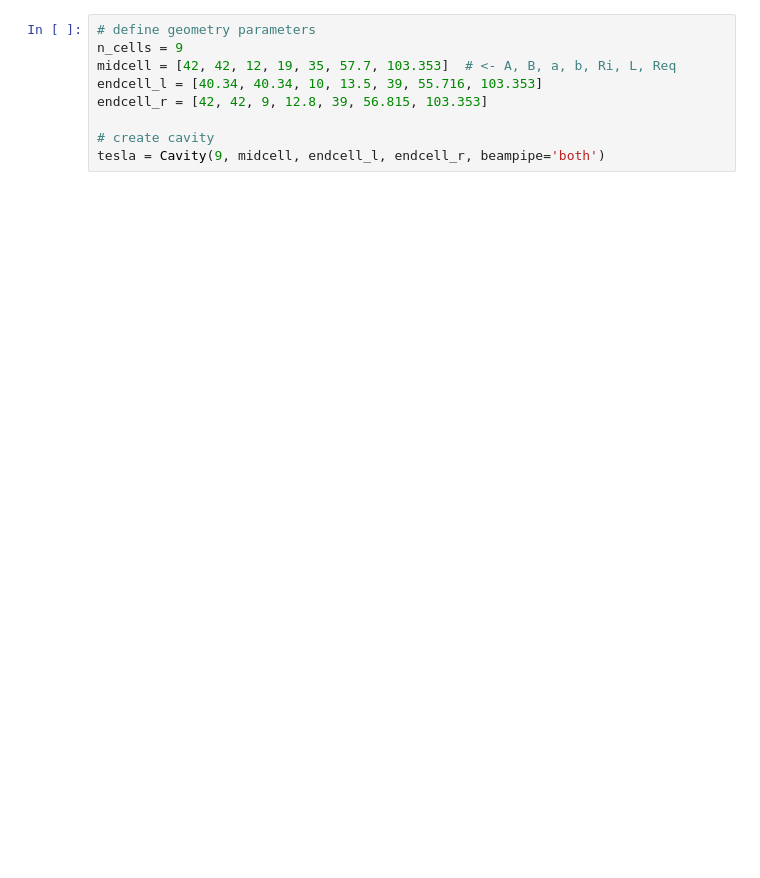
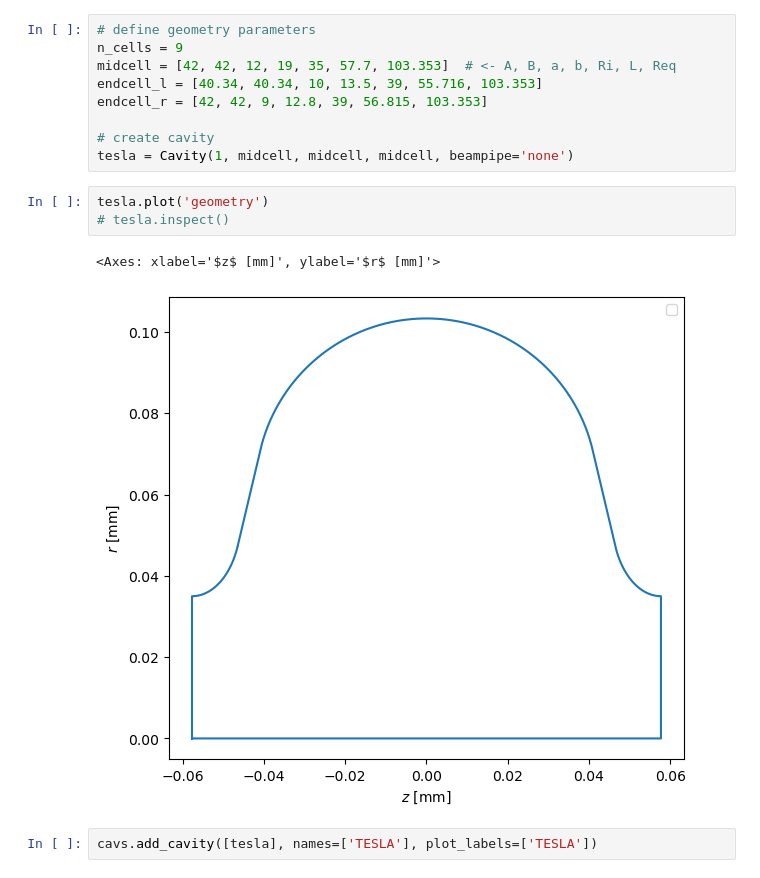
Before and after one commit to Dark-Elektron/cavsim2d, a Jupyter notebook: notebooks/Untitled1.ipynb, the cells around one changed output. Cells and saved outputs as stored; diff of their text form; blank space fills up the shorter version.

```diff
--- a/notebooks/Untitled1.ipynb
+++ b/notebooks/Untitled1.ipynb
@@ -16,4 +18,12 @@ endcell_l = [40.34, 40.34, 10, 13.5, 39, 55.716, 103.353]
 endcell_r = [42, 42, 9, 12.8, 39, 56.815, 103.353]
 
 # create cavity
-tesla = Cavity(9, midcell, endcell_l, endcell_r, beampipe='both')
+tesla = Cavity(1, midcell, midcell, midcell, beampipe='none')
+# %%
+tesla.plot('geometry')
+# tesla.inspect()
+# %% [output]
+<Axes: xlabel='$z$ [mm]', ylabel='$r$ [mm]'>
+[figure, added]
+# %%
+cavs.add_cavity([tesla], names=['TESLA'], plot_labels=['TESLA'])
```
Also changed, not shown: parts of 6 cells of this notebook, 2 other files.
